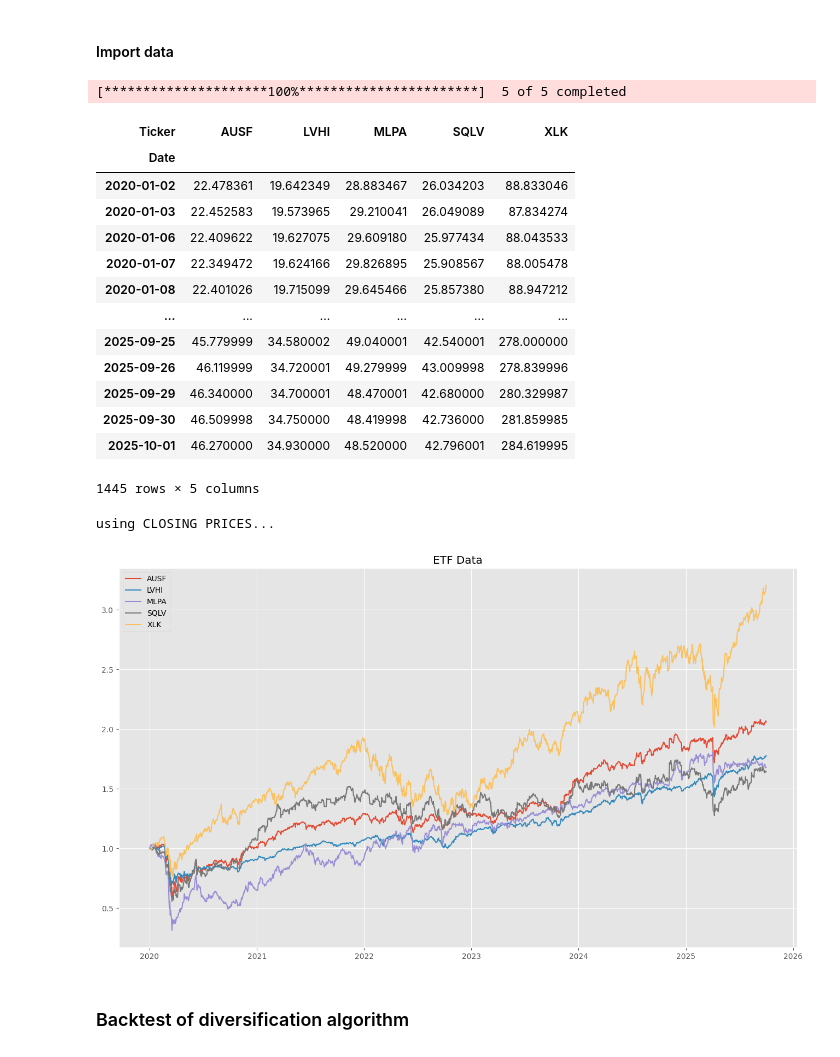
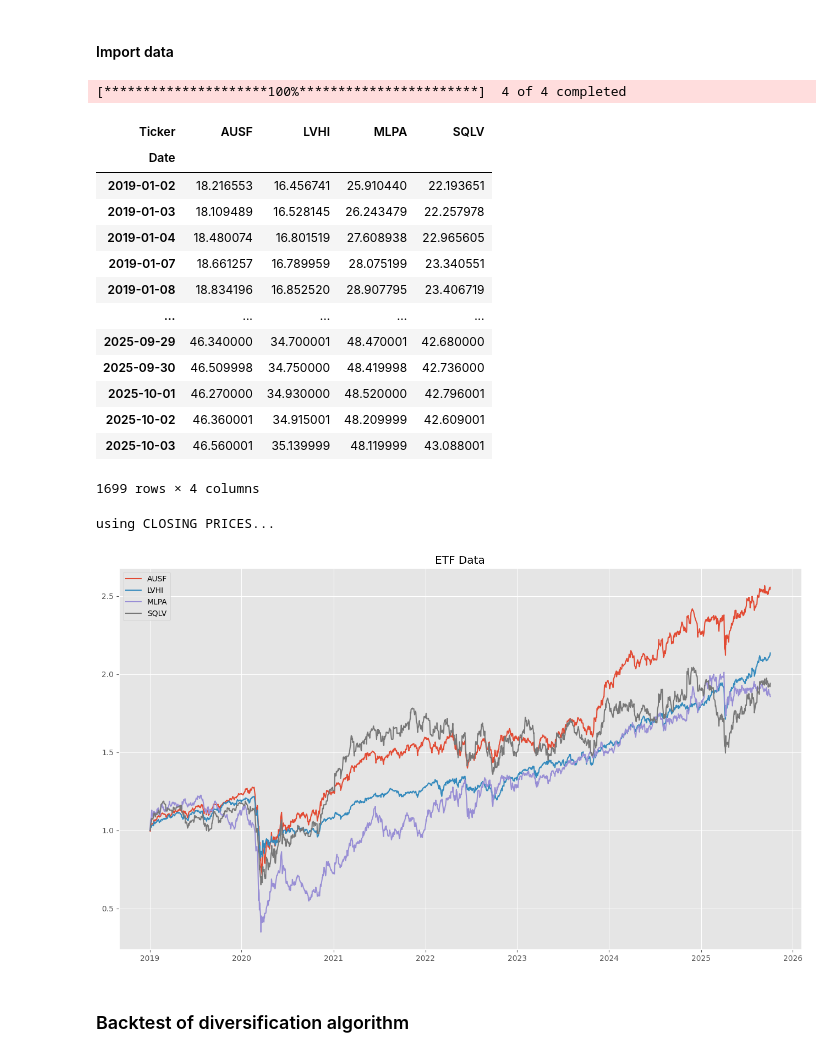
Before and after one commit to germanova/dynamic_asset_allocation_and_diversification, a Jupyter notebook: daa_diversification.ipynb, the cells around one changed output. Cells and saved outputs as stored; diff of their text form; code cells hidden in the pictures.

```diff
--- a/daa_diversification.ipynb
+++ b/daa_diversification.ipynb
@@ -14,32 +14,32 @@ plt.style.use('ggplot')
 #### Import data
 # %%
 freq = "1d"
-tickers = ['AUSF','LVHI', 'SQLV','MLPA','XLK']
-start = '2020-01-01'
+tickers = ['AUSF','LVHI', 'SQLV','MLPA']
+start = '2019-01-01'
 end = date.today()
 prices = data_yahoo(tickers,freq, start, end, ['Adj Close'], False)
 display(prices)
 prices = fix_na_data_yahoo(prices)
 prices = normalize_data(prices, False, 1, True, True)
 returns = prices.pct_change().dropna()
 # %% [output]
-[*********************100%***********************]  5 of 5 completed
+[*********************100%***********************]  4 of 4 completed
-| Ticker | AUSF | LVHI | MLPA | SQLV | XLK |
-| Date |  |  |  |  |  |
-| 2020-01-02 | 22.478361 | 19.642349 | 28.883467 | 26.034203 | 88.833046 |
-| 2020-01-03 | 22.452583 | 19.573965 | 29.210041 | 26.049089 | 87.834274 |
-| 2020-01-06 | 22.409622 | 19.627075 | 29.609180 | 25.977434 | 88.043533 |
-| 2020-01-07 | 22.349472 | 19.624166 | 29.826895 | 25.908567 | 88.005478 |
-| 2020-01-08 | 22.401026 | 19.715099 | 29.645466 | 25.857380 | 88.947212 |
-| ... | ... | ... | ... | ... | ... |
-| 2025-09-25 | 45.779999 | 34.580002 | 49.040001 | 42.540001 | 278.000000 |
-| 2025-09-26 | 46.119999 | 34.720001 | 49.279999 | 43.009998 | 278.839996 |
-| 2025-09-29 | 46.340000 | 34.700001 | 48.470001 | 42.680000 | 280.329987 |
-| 2025-09-30 | 46.509998 | 34.750000 | 48.419998 | 42.736000 | 281.859985 |
-| 2025-10-01 | 46.270000 | 34.930000 | 48.520000 | 42.796001 | 284.619995 |
+| Ticker | AUSF | LVHI | MLPA | SQLV |
+| Date |  |  |  |  |
+| 2019-01-02 | 18.216553 | 16.456741 | 25.910440 | 22.193651 |
+| 2019-01-03 | 18.109489 | 16.528145 | 26.243479 | 22.257978 |
+| 2019-01-04 | 18.480074 | 16.801519 | 27.608938 | 22.965605 |
+| 2019-01-07 | 18.661257 | 16.789959 | 28.075199 | 23.340551 |
+| 2019-01-08 | 18.834196 | 16.852520 | 28.907795 | 23.406719 |
+| ... | ... | ... | ... | ... |
+| 2025-09-29 | 46.340000 | 34.700001 | 48.470001 | 42.680000 |
+| 2025-09-30 | 46.509998 | 34.750000 | 48.419998 | 42.736000 |
+| 2025-10-01 | 46.270000 | 34.930000 | 48.520000 | 42.796001 |
+| 2025-10-02 | 46.360001 | 34.915001 | 48.209999 | 42.609001 |
+| 2025-10-03 | 46.560001 | 35.139999 | 48.119999 | 43.088001 |
-1445 rows × 5 columns
+1699 rows × 4 columns
 using CLOSING PRICES...
-[figure, old version]
+[figure, new version]
 # %% [markdown]
 ### Backtest of diversification algorithm
 # %% [markdown]
```
Also changed, not shown: parts of 6 cells of this notebook, 8 other files.
